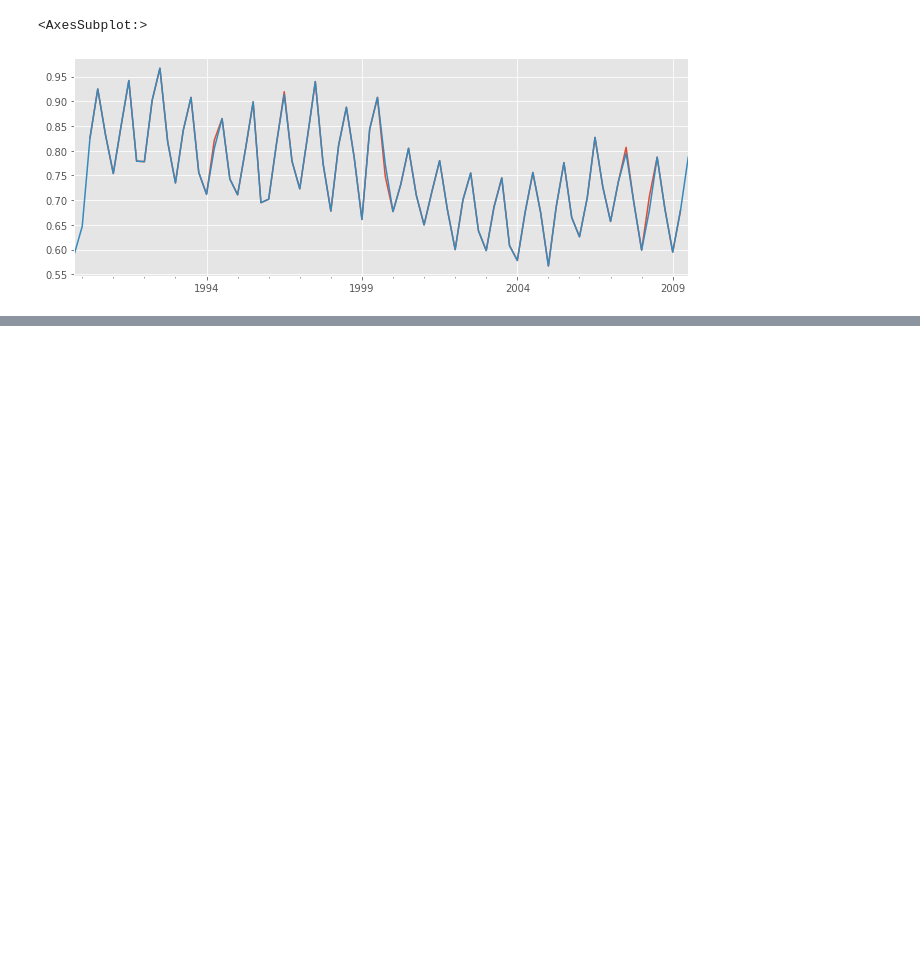
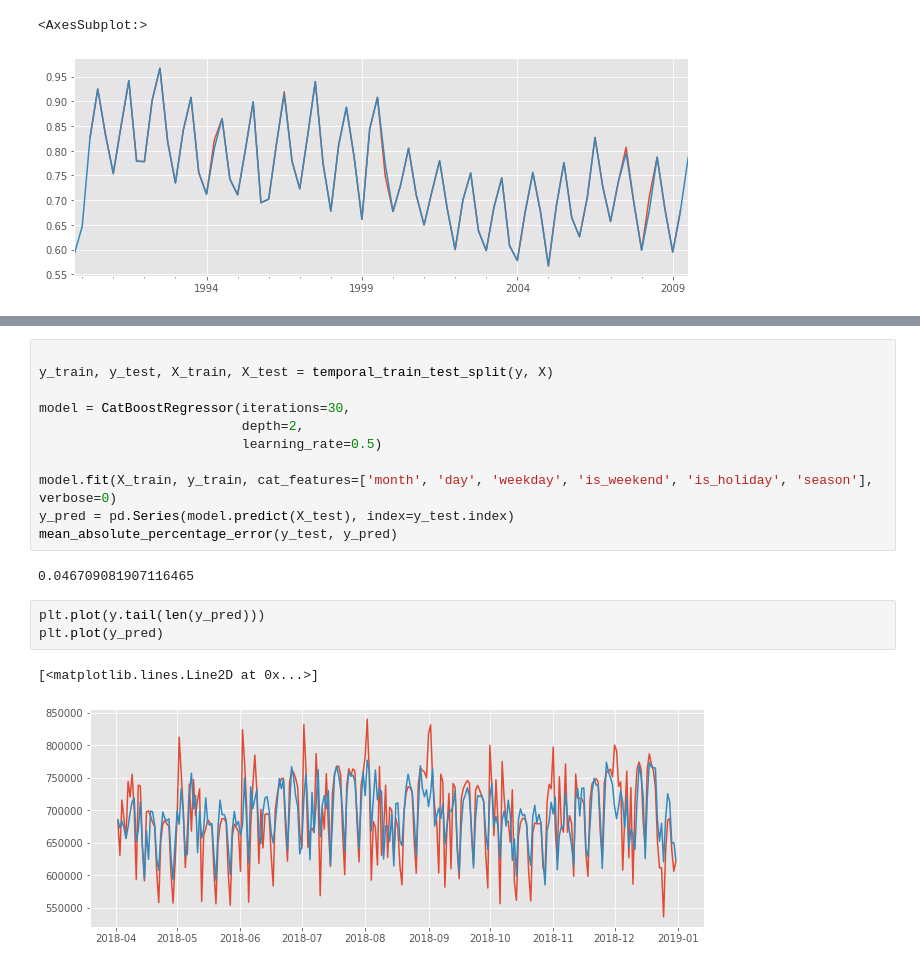
Before and after one commit to Pyatachokk/hse_ts_course, a Jupyter notebook: 2021-spring/seminars/sem_2.ipynb, the cells around one changed output, grey strips where cells are left out. Saved outputs shown, nothing was run; the diff lists cells and outputs as text; blank space fills up the shorter version.

```diff
--- a/2021-spring/seminars/sem_2.ipynb
+++ b/2021-spring/seminars/sem_2.ipynb
@@ -384,0 +482,19 @@ seasonal.plot()
+# %%
+
+y_train, y_test, X_train, X_test = temporal_train_test_split(y, X)
+
+model = CatBoostRegressor(iterations=30,
+                          depth=2,
+                          learning_rate=0.5)
+
+model.fit(X_train, y_train, cat_features=['month', 'day', 'weekday', 'is_weekend', 'is_holiday', 'season'], verbose=0)
+y_pred = pd.Series(model.predict(X_test), index=y_test.index)
+mean_absolute_percentage_error(y_test, y_pred)
+# %% [output]
+0.046709081907116465
+# %%
+plt.plot(y.tail(len(y_pred)))
+plt.plot(y_pred)
+# %% [output]
+[<matplotlib.lines.Line2D at 0x...>]
+[figure, added]
```
Also changed, not shown: parts of 7 cells of this notebook, 7 other files.
